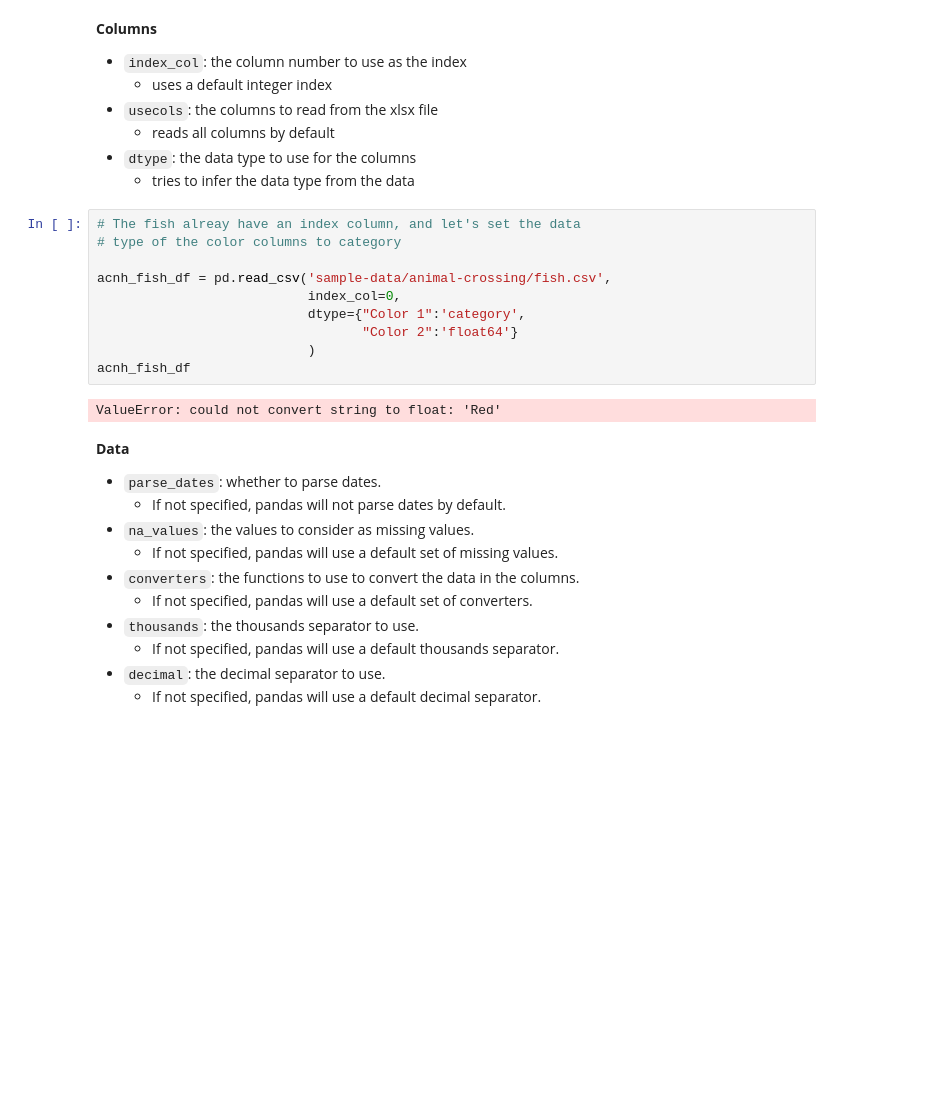
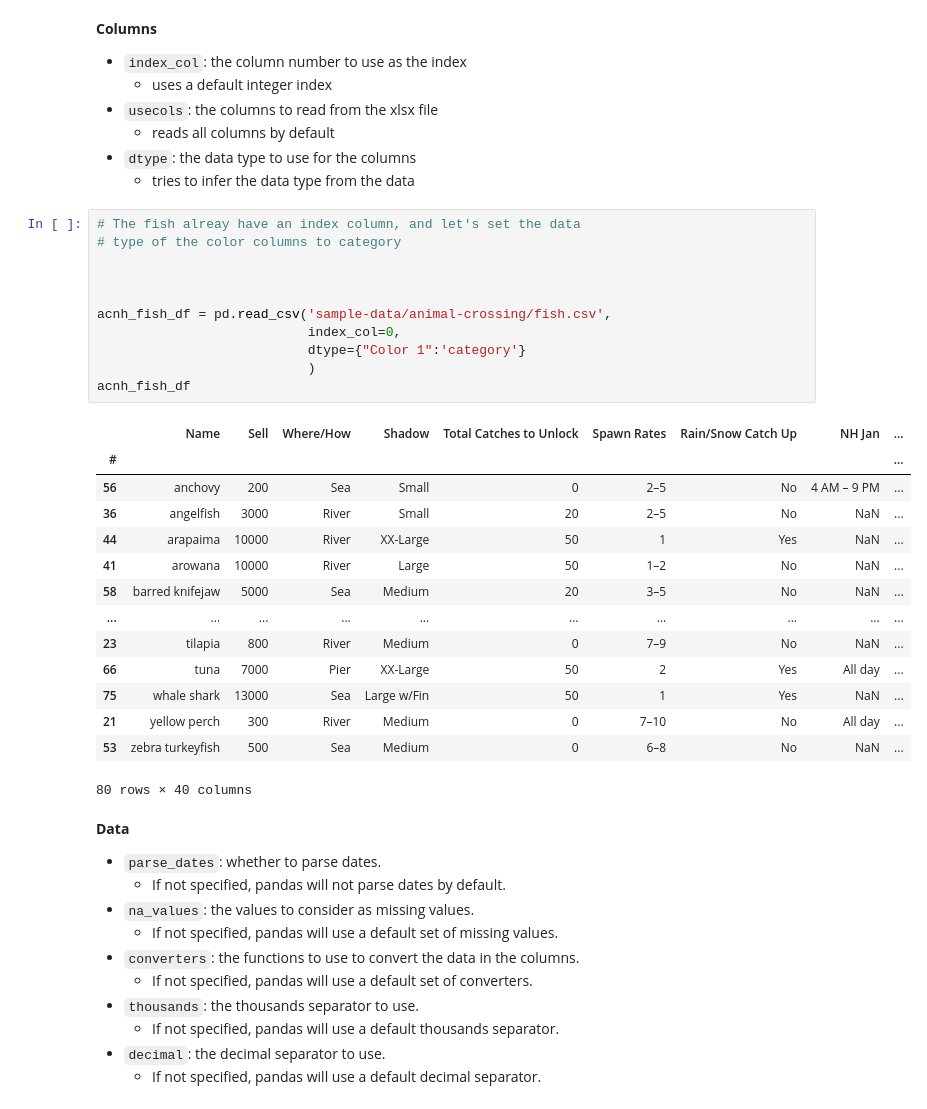
Before and after one commit to crazy4pi314/scipy-sheets, a Jupyter notebook: 6_pandas.ipynb, the cells around one changed output. Saved outputs shown, nothing was run; the diff lists cells and outputs as text; blank space fills up the shorter version.

```diff
--- a/6_pandas.ipynb
+++ b/6_pandas.ipynb
@@ -161,15 +161,29 @@ sports_data.attrs
 # %%
 # The fish alreay have an index column, and let's set the data
 # type of the color columns to category
 
+
+
 acnh_fish_df = pd.read_csv('sample-data/animal-crossing/fish.csv',
                            index_col=0,
-                           dtype={"Color 1":'category',
-                                  "Color 2":'float64'}
+                           dtype={"Color 1":'category'}
                            )
 acnh_fish_df
 # %% [output]
+|  | Name | Sell | Where/How | Shadow | Total Catches to Unlock | Spawn Rates | Rain/Snow Catch Up | NH Jan | ... |
+| # |  |  |  |  |  |  |  |  | ... |
+| 56 | anchovy | 200 | Sea | Small | 0 | 2–5 | No | 4 AM – 9 PM | ... |
+| 36 | angelfish | 3000 | River | Small | 20 | 2–5 | No | NaN | ... |
+| 44 | arapaima | 10000 | River | XX-Large | 50 | 1 | Yes | NaN | ... |
+| 41 | arowana | 10000 | River | Large | 50 | 1–2 | No | NaN | ... |
+| 58 | barred knifejaw | 5000 | Sea | Medium | 20 | 3–5 | No | NaN | ... |
+| ... | ... | ... | ... | ... | ... | ... | ... | ... | ... |
+| 23 | tilapia | 800 | River | Medium | 0 | 7–9 | No | NaN | ... |
+| 66 | tuna | 7000 | Pier | XX-Large | 50 | 2 | Yes | All day | ... |
+| 75 | whale shark | 13000 | Sea | Large w/Fin | 50 | 1 | Yes | NaN | ... |
+| 21 | yellow perch | 300 | River | Medium | 0 | 7–10 | No | All day | ... |
+| 53 | zebra turkeyfish | 500 | Sea | Medium | 0 | 6–8 | No | NaN | ... |
-ValueError: could not convert string to float: 'Red'
+80 rows × 40 columns
 # %% [markdown]
 **Data**
 - `parse_dates`: whether to parse dates.
```
Also changed, not shown: parts of 1 cell of this notebook, 9 other files.
